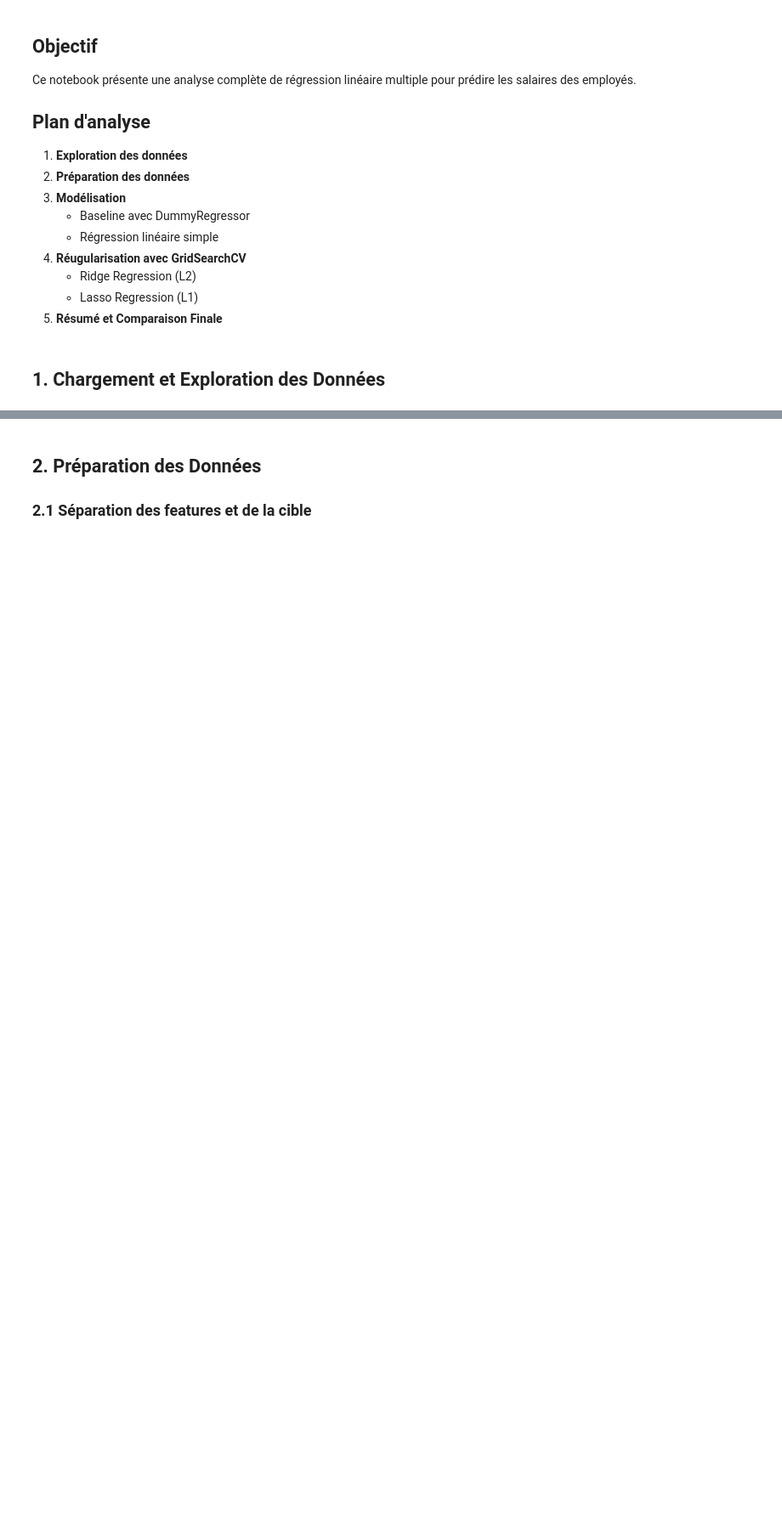
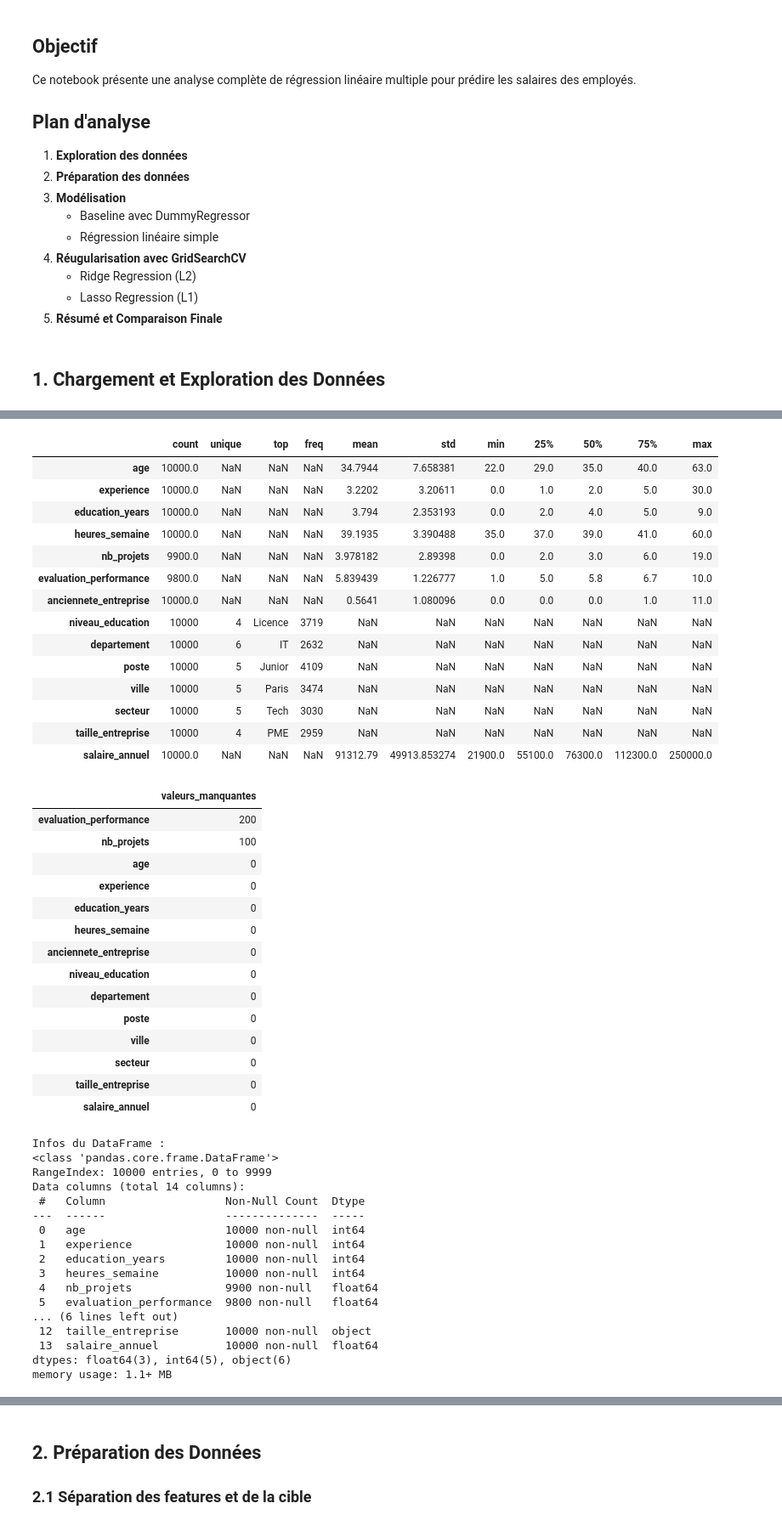
Before and after one commit to SamanthC/linear-regression-exercise, a Jupyter notebook: salary_regression_analysis.ipynb, the cells around one changed output, grey strips where cells are left out. Shown at 85% size. Drawn from its saved outputs; the diff is of its cells as text; code cells hidden in the pictures; blank space fills up the shorter version.

```diff
--- a/salary_regression_analysis.ipynb
+++ b/salary_regression_analysis.ipynb
@@ -41,3 +41,11 @@ plt.style.use('seaborn-v0_8-darkgrid')
 # Chargement des données
 
 # TO DO : Charger le dataset employee_salaries.csv dans un DataFrame pandas et afficher les 5 premières lignes ainsi que la shape du dataset
+import pandas as pd
+
+csv_path = "/Users/diegoguenancia/Documents/ML B2/ml-git-exercise/notebooks/linear-regression-exercise/data/employee_salaries.csv"
+
+df = pd.read_csv(csv_path)
+
+display(df.head())
+print(f"Shape du dataset: {df.shape}")
@@ -44,7 +60,65 @@ plt.style.use('seaborn-v0_8-darkgrid')
 # %%
 # Informations sur le dataset et statistiques descriptives
 
 # TO DO : Afficher les informations statistiques sur le dataset ainsi que le nombre de valeurs manquantes par colonne
+# Informations statistiques (toutes colonnes)
+display(df.describe(include='all').T)
+
+# Nombre de valeurs manquantes par colonne
+missing_counts = df.isna().sum().sort_values(ascending=False)
+display(missing_counts.to_frame(name='valeurs_manquantes'))
+
+# (Optionnel) Informations générales du DataFrame
+print("Infos du DataFrame :")
+df.info()
+# %% [output]
+|  | count | unique | top | freq | mean | std | min | 25% | 50% | 75% | max |
+| age | 10000.0 | NaN | NaN | NaN | 34.7944 | 7.658381 | 22.0 | 29.0 | 35.0 | 40.0 | 63.0 |
+| experience | 10000.0 | NaN | NaN | NaN | 3.2202 | 3.20611 | 0.0 | 1.0 | 2.0 | 5.0 | 30.0 |
+| education_years | 10000.0 | NaN | NaN | NaN | 3.794 | 2.353193 | 0.0 | 2.0 | 4.0 | 5.0 | 9.0 |
+| heures_semaine | 10000.0 | NaN | NaN | NaN | 39.1935 | 3.390488 | 35.0 | 37.0 | 39.0 | 41.0 | 60.0 |
+| nb_projets | 9900.0 | NaN | NaN | NaN | 3.978182 | 2.89398 | 0.0 | 2.0 | 3.0 | 6.0 | 19.0 |
+| evaluation_performance | 9800.0 | NaN | NaN | NaN | 5.839439 | 1.226777 | 1.0 | 5.0 | 5.8 | 6.7 | 10.0 |
+| anciennete_entreprise | 10000.0 | NaN | NaN | NaN | 0.5641 | 1.080096 | 0.0 | 0.0 | 0.0 | 1.0 | 11.0 |
+| niveau_education | 10000 | 4 | Licence | 3719 | NaN | NaN | NaN | NaN | NaN | NaN | NaN |
+| departement | 10000 | 6 | IT | 2632 | NaN | NaN | NaN | NaN | NaN | NaN | NaN |
+| poste | 10000 | 5 | Junior | 4109 | NaN | NaN | NaN | NaN | NaN | NaN | NaN |
+| ville | 10000 | 5 | Paris | 3474 | NaN | NaN | NaN | NaN | NaN | NaN | NaN |
+| secteur | 10000 | 5 | Tech | 3030 | NaN | NaN | NaN | NaN | NaN | NaN | NaN |
+| taille_entreprise | 10000 | 4 | PME | 2959 | NaN | NaN | NaN | NaN | NaN | NaN | NaN |
+| salaire_annuel | 10000.0 | NaN | NaN | NaN | 91312.79 | 49913.853274 | 21900.0 | 55100.0 | 76300.0 | 112300.0 | 250000.0 |
+|  | valeurs_manquantes |
+| evaluation_performance | 200 |
+| nb_projets | 100 |
+| age | 0 |
+| experience | 0 |
+| education_years | 0 |
+| heures_semaine | 0 |
+| anciennete_entreprise | 0 |
+| niveau_education | 0 |
+| departement | 0 |
+| poste | 0 |
+| ville | 0 |
+| secteur | 0 |
+| taille_entreprise | 0 |
+| salaire_annuel | 0 |
+Infos du DataFrame :
+<class 'pandas.core.frame.DataFrame'>
+RangeIndex: 10000 entries, 0 to 9999
+Data columns (total 14 columns):
+ #   Column                  Non-Null Count  Dtype
+---  ------                  --------------  -----
+ 0   age                     10000 non-null  int64
+ 1   experience              10000 non-null  int64
+ 2   education_years         10000 non-null  int64
+ 3   heures_semaine          10000 non-null  int64
+ 4   nb_projets              9900 non-null   float64
+ 5   evaluation_performance  9800 non-null   float64
+... (6 lines left out)
+ 12  taille_entreprise       10000 non-null  object
+ 13  salaire_annuel          10000 non-null  float64
+dtypes: float64(3), int64(5), object(6)
+memory usage: 1.1+ MB
 # %%
 # Séparation des variables numériques et catégorielles
 
```
Also changed, not shown: parts of 5 cells of this notebook.
